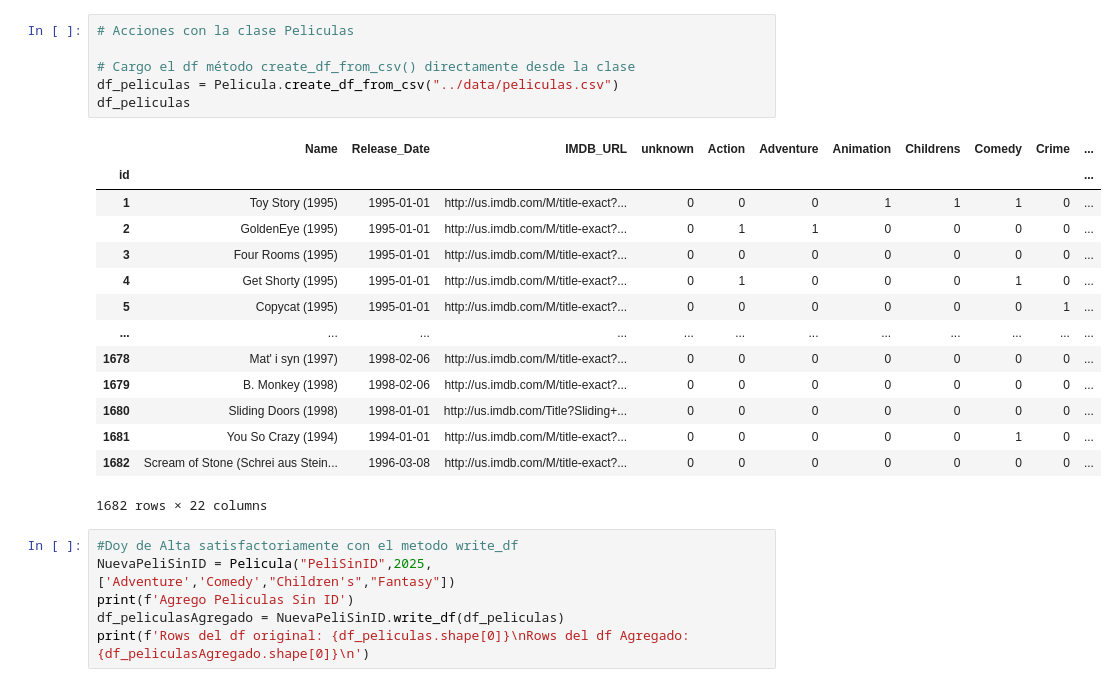
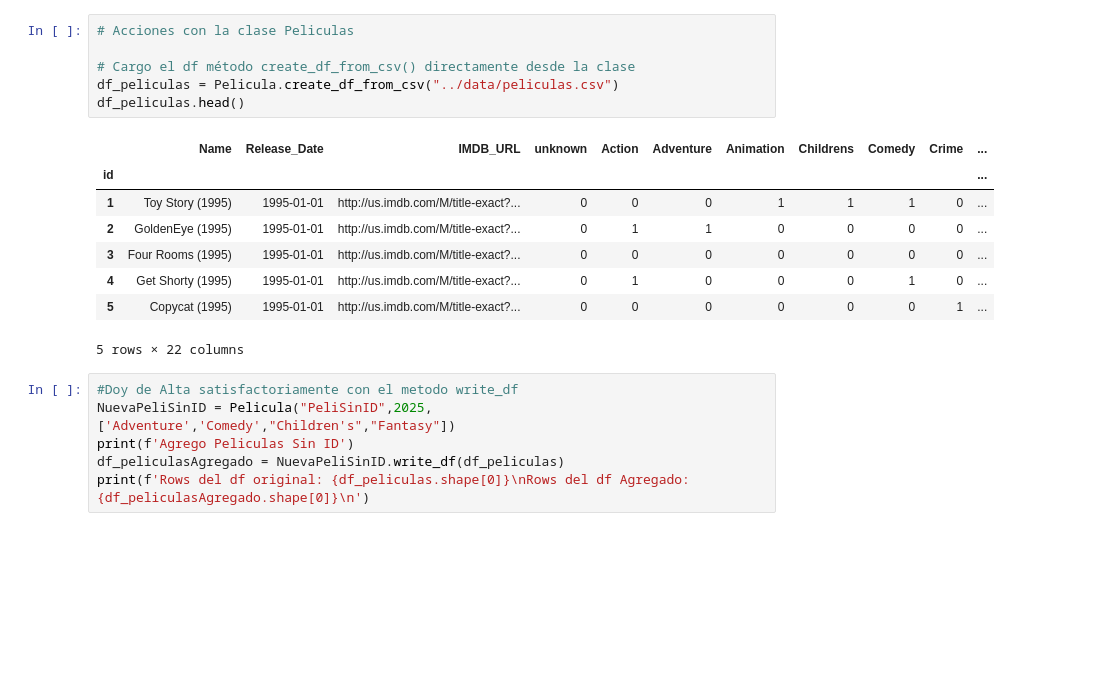
Before and after one commit to jmortiz4/itba_tp_integrador_1, a Jupyter notebook: demostraciones/Pruebas Peliculas.ipynb, the cells around one changed output. Saved outputs shown, nothing was run; the diff lists cells and outputs as text; blank space fills up the shorter version.

```diff
--- a/demostraciones/Pruebas Peliculas.ipynb
+++ b/demostraciones/Pruebas Peliculas.ipynb
@@ -11,24 +14,18 @@ from clases.Peliculas import Pelicula
 # %%
 # Acciones con la clase Peliculas
 
 # Cargo el df método create_df_from_csv() directamente desde la clase
 df_peliculas = Pelicula.create_df_from_csv("../data/peliculas.csv")
-df_peliculas
+df_peliculas.head()
 # %% [output]
 |  | Name | Release_Date | IMDB_URL | unknown | Action | Adventure | Animation | Childrens | Comedy | Crime | ... |
 | id |  |  |  |  |  |  |  |  |  |  | ... |
 | 1 | Toy Story (1995) | 1995-01-01 | http://us.imdb.com/M/title-exact?... | 0 | 0 | 0 | 1 | 1 | 1 | 0 | ... |
 | 2 | GoldenEye (1995) | 1995-01-01 | http://us.imdb.com/M/title-exact?... | 0 | 1 | 1 | 0 | 0 | 0 | 0 | ... |
 | 3 | Four Rooms (1995) | 1995-01-01 | http://us.imdb.com/M/title-exact?... | 0 | 0 | 0 | 0 | 0 | 0 | 0 | ... |
 | 4 | Get Shorty (1995) | 1995-01-01 | http://us.imdb.com/M/title-exact?... | 0 | 1 | 0 | 0 | 0 | 1 | 0 | ... |
 | 5 | Copycat (1995) | 1995-01-01 | http://us.imdb.com/M/title-exact?... | 0 | 0 | 0 | 0 | 0 | 0 | 1 | ... |
-| ... | ... | ... | ... | ... | ... | ... | ... | ... | ... | ... | ... |
-| 1678 | Mat' i syn (1997) | 1998-02-06 | http://us.imdb.com/M/title-exact?... | 0 | 0 | 0 | 0 | 0 | 0 | 0 | ... |
-| 1679 | B. Monkey (1998) | 1998-02-06 | http://us.imdb.com/M/title-exact?... | 0 | 0 | 0 | 0 | 0 | 0 | 0 | ... |
-| 1680 | Sliding Doors (1998) | 1998-01-01 | http://us.imdb.com/Title?Sliding+... | 0 | 0 | 0 | 0 | 0 | 0 | 0 | ... |
-| 1681 | You So Crazy (1994) | 1994-01-01 | http://us.imdb.com/M/title-exact?... | 0 | 0 | 0 | 0 | 0 | 1 | 0 | ... |
-| 1682 | Scream of Stone (Schrei aus Stein... | 1996-03-08 | http://us.imdb.com/M/title-exact?... | 0 | 0 | 0 | 0 | 0 | 0 | 0 | ... |
-1682 rows × 22 columns
+5 rows × 22 columns
 # %%
 #Doy de Alta satisfactoriamente con el metodo write_df
 NuevaPeliSinID = Pelicula("PeliSinID",2025,['Adventure','Comedy',"Children's","Fantasy"])
```
Also changed, not shown: parts of 1 cell of this notebook, 2 other files.
